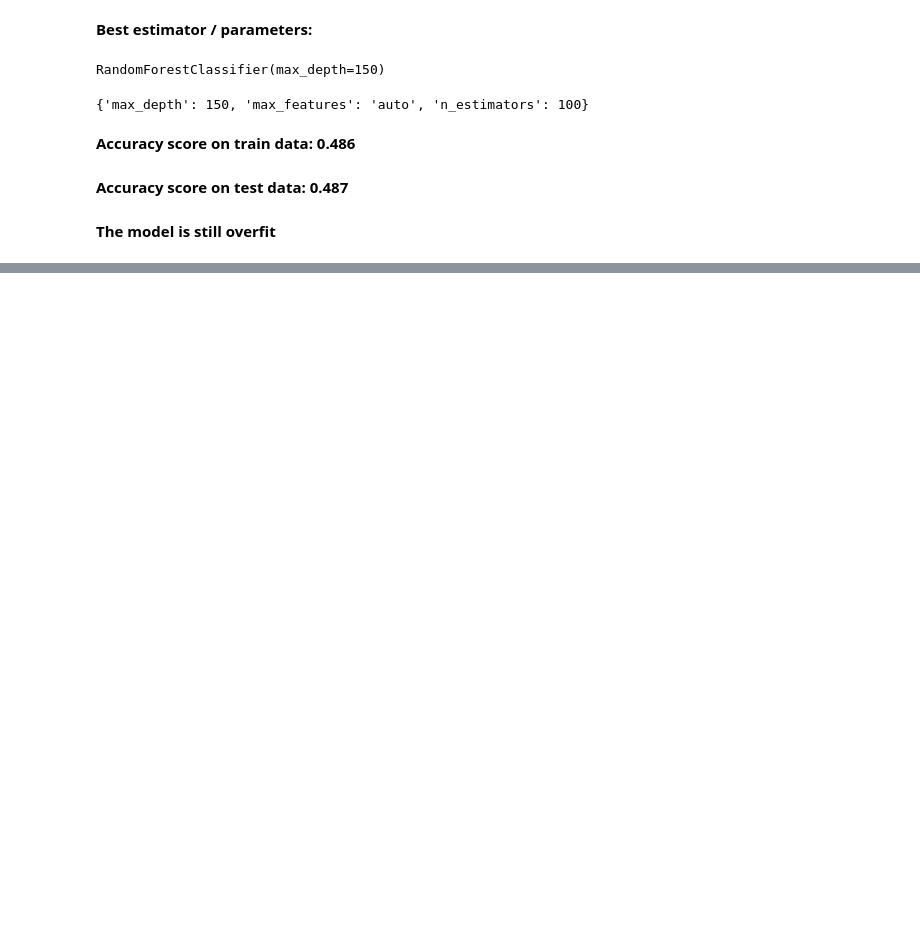
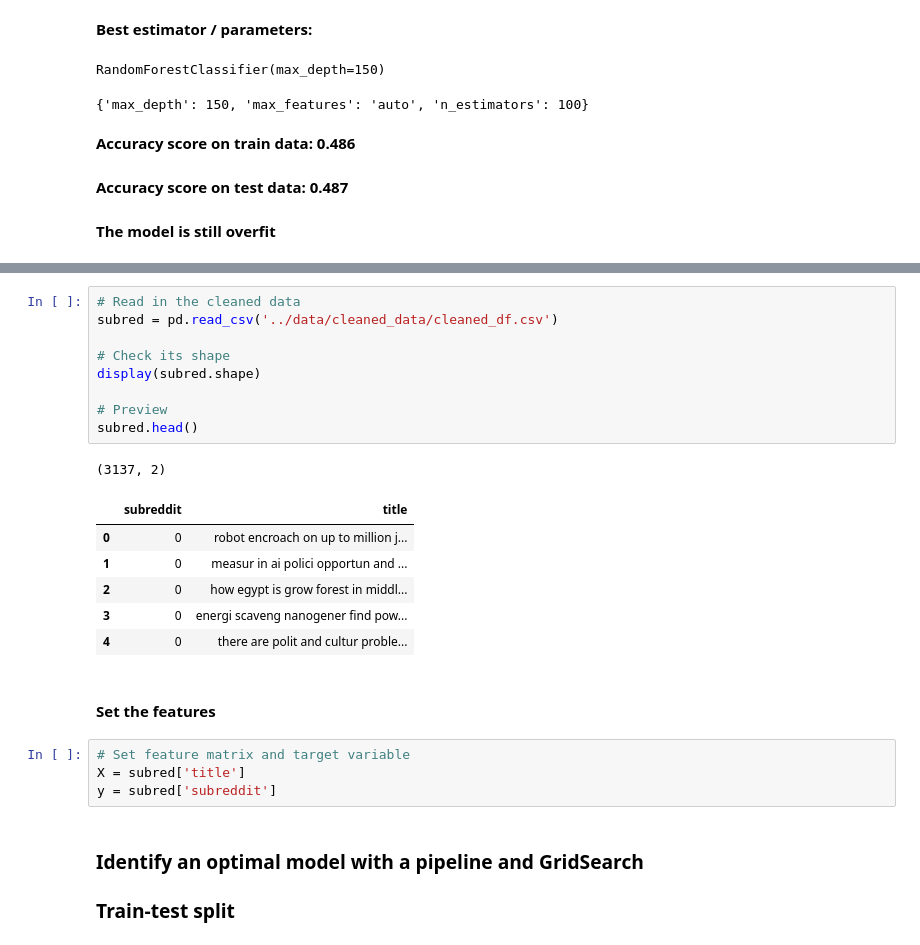
Before and after one commit to abishop17/plausible_utopia_nlp_classification_modeling, a Jupyter notebook: code/Project 3 - #2 of 3 (Models) - Plausible Utopia -- Classification Modeling on Subreddits.ipynb, the cells around one changed output, grey strips where cells are left out. Cells and saved outputs as stored; diff of their text form; blank space fills up the shorter version.

```diff
--- a/code/Project 3 - #2 of 3 (Models) - Plausible Utopia -- Classification Modeling on Subreddits.ipynb
+++ b/code/Project 3 - #2 of 3 (Models) - Plausible Utopia -- Classification Modeling on Subreddits.ipynb
@@ -1267,0 +1282,27 @@ RandomForestClassifier(max_depth=150)
+# %%
+# Read in the cleaned data
+subred = pd.read_csv('../data/cleaned_data/cleaned_df.csv')
+
+# Check its shape
+display(subred.shape)
+
+# Preview
+subred.head()
+# %% [output]
+(3137, 2)
+|  | subreddit | title |
+| 0 | 0 | robot encroach on up to million j... |
+| 1 | 0 | measur in ai polici opportun and ... |
+| 2 | 0 | how egypt is grow forest in middl... |
+| 3 | 0 | energi scaveng nanogener find pow... |
+| 4 | 0 | there are polit and cultur proble... |
+# %% [markdown]
+#### Set the features
+# %%
+# Set feature matrix and target variable
+X = subred['title']
+y = subred['subreddit']
+# %% [markdown]
+### Identify an optimal model with a pipeline and GridSearch
+
+### Train-test split
```
Also changed, not shown: parts of 25 cells of this notebook, 5 other files.
